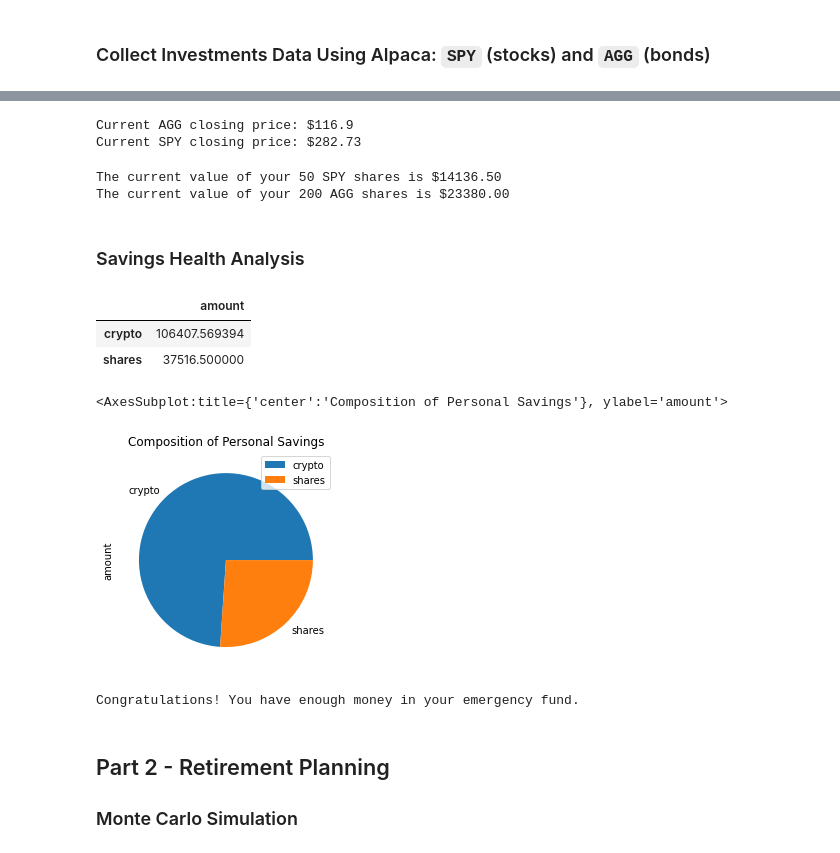
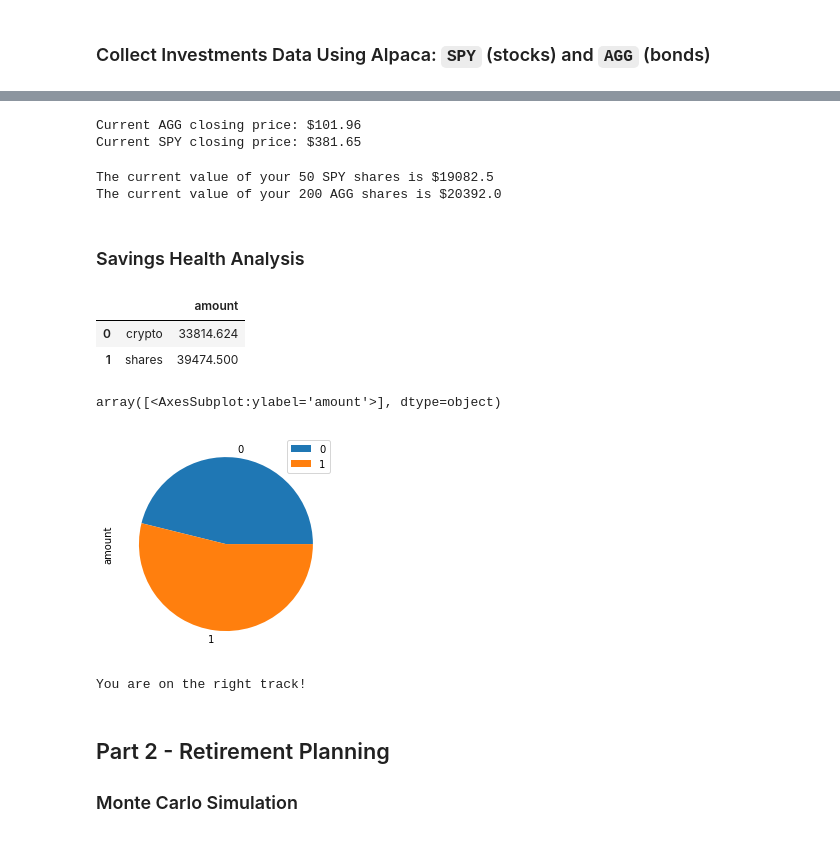
Before and after one commit to yohanhwang12/mod5chall2, a Jupyter notebook: Starter_Code/financial-planner.ipynb, the cells around one changed output, grey strips where cells are left out. Drawn from its saved outputs; the diff is of its cells as text; code cells hidden in the pictures.

```diff
--- a/Starter_Code/financial-planner.ipynb
+++ b/Starter_Code/financial-planner.ipynb
@@ -64,7 +87,7 @@ alpaca = tradeapi.REST(
 # %%
 # Format current date as ISO format
 # YOUR CODE HERE!
-today = pd.Timestamp("2022-07-12", tz="America/New_York").isoformat()
+today = pd.Timestamp("2022-07-18", tz="America/New_York").isoformat()
 # Set the tickers
 tickers = ["AGG", "SPY"]
 
@@ -76,18 +99,21 @@ timeframe = "1Day"
 df_portfolio = alpaca.get_bars(
     tickers,
     timeframe,
-    #start= today,
-    #end = today
+    start= today,
+    end = today
 ).df
-df_portfolio
+#get_bars is like filetering through database
+
 # Reorganize the DataFrame
 # Separate ticker data
 # YOUR CODE HERE!
-
+AGG = df_portfolio[df_portfolio["symbol"]=='AGG'].drop('symbol',axis=1)
+SPY = df_portfolio[df_portfolio["symbol"]=='SPY'].drop('symbol',axis=1)
 
 # Concatenate the ticker DataFrames
 # YOUR CODE HERE!
-
+df_portfolio = pd.concat([AGG,SPY], axis=1, keys=['AGG', 'SPY'])
 # Preview DataFrame
 # YOUR CODE HERE!
+df_portfolio.head()
 # %% [output]
@@ -95,47 +130,59 @@ HTTPError: 403 Client Error: Forbidden for url: https://data.alpaca.markets/v2/s
 # %%
 # Pick AGG and SPY close prices
 # YOUR CODE HERE!
+##df_close_prices=pd.Dataframe() ???
+agg_close_price=float(df_portfolio["AGG"]['close'])
+spy_close_price=float(df_portfolio['SPY']['close'])
 
 # Print AGG and SPY close prices
 print(f"Current AGG closing price: ${agg_close_price}")
 print(f"Current SPY closing price: ${spy_close_price}")
 # %% [output]
-Current AGG closing price: $116.9
-Current SPY closing price: $282.73
+Current AGG closing price: $101.96
+Current SPY closing price: $381.65
 # %%
 # Compute the current value of shares
 # YOUR CODE HERE!
-
+my_spy_value = (spy_close_price * my_spy)
+my_agg_value = (agg_close_price * my_agg)
 # Print current value of shares
-print(f"The current value of your {my_spy} SPY shares is ${my_spy_value:0.2f}")
-print(f"The current value of your {my_agg} AGG shares is ${my_agg_value:0.2f}")
+print(f"The current value of your {my_spy} SPY shares is ${my_spy_value}")
+print(f"The current value of your {my_agg} AGG shares is ${my_agg_value}")
 # %% [output]
-The current value of your 50 SPY shares is $14136.50
-The current value of your 200 AGG shares is $23380.00
+The current value of your 50 SPY shares is $19082.5
+The current value of your 200 AGG shares is $20392.0
 # %% [markdown]
 ### Savings Health Analysis
 # %%
 # Set monthly household income
 # YOUR CODE HERE!
-
+monthly_income = 12000
 # Consolidate financial assets data
 # YOUR CODE HERE!
+my_share = my_spy_value + my_agg_value
+my_crypto = my_btc_value + my_eth_value
+
+savings_data = {
+  "":["crypto", "shares"],
+  "amount": [my_crypto, my_share]
+}
 
 # Create savings DataFrame
 # YOUR CODE HERE!
-
+df_savings = pd.DataFrame(savings_data)
 # Display savings DataFrame
 display(df_savings)
 # %% [output]
-|  | amount |
-| crypto | 106407.569394 |
-| shares | 37516.500000 |
+|  |  | amount |
+| 0 | crypto | 33814.624 |
+| 1 | shares | 39474.500 |
 # %%
 # Plot savings pie chart
 # YOUR CODE HERE!
+df_savings.plot.pie(y="amount", subplots=True)
 # %% [output]
-<AxesSubplot:title={'center':'Composition of Personal Savings'}, ylabel='amount'>
+array([<AxesSubplot:ylabel='amount'>], dtype=object)
-[figure, old version]
+[figure, new version]
 # %%
 # Set ideal emergency fund
 emergency_fund = monthly_income * 3
@@ -143,10 +190,15 @@ emergency_fund = monthly_income * 3
 # Calculate total amount of savings
 # YOUR CODE HERE!
 
+total_savings = my_share + my_crypto
 # Validate saving health
 # YOUR CODE HERE!
+if (total_savings > emergency_fund):
+    print("You are on the right track!")
+else:
+    print("You need to save more")
 # %% [output]
-Congratulations! You have enough money in your emergency fund.
+You are on the right track!
 # %% [markdown]
 ## Part 2 - Retirement Planning
 
```
Also changed, not shown: parts of 17 cells of this notebook.
